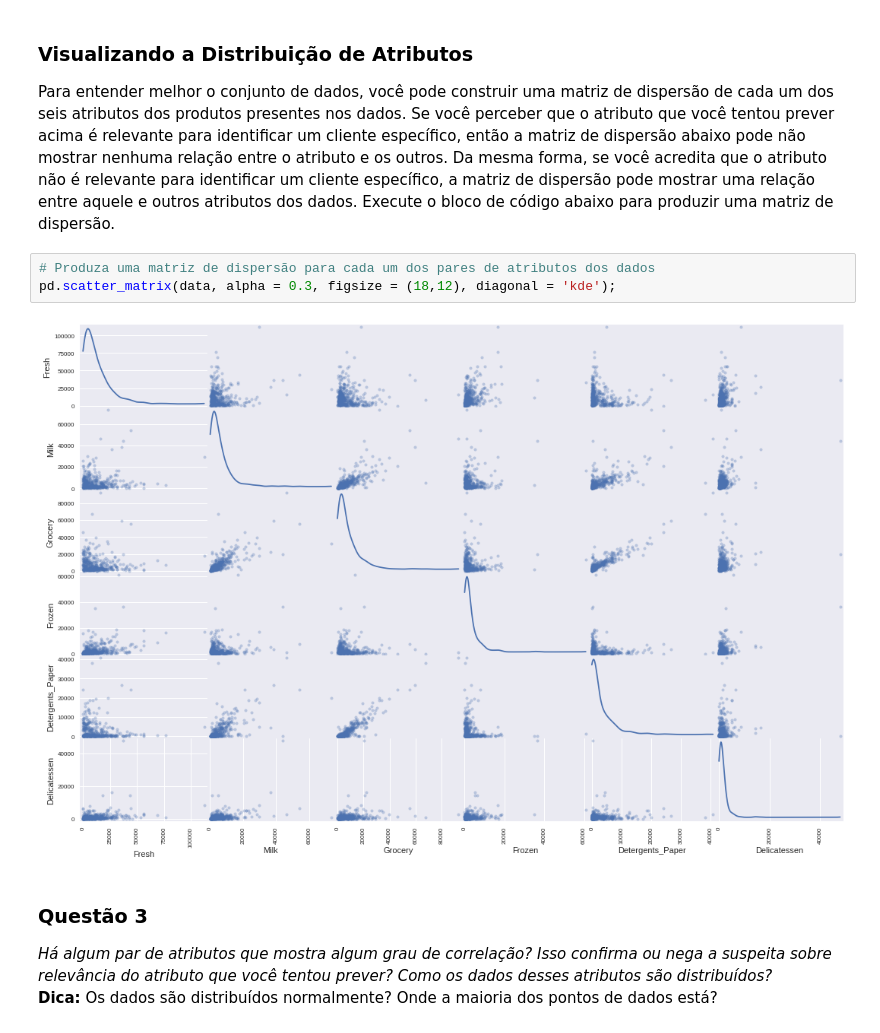
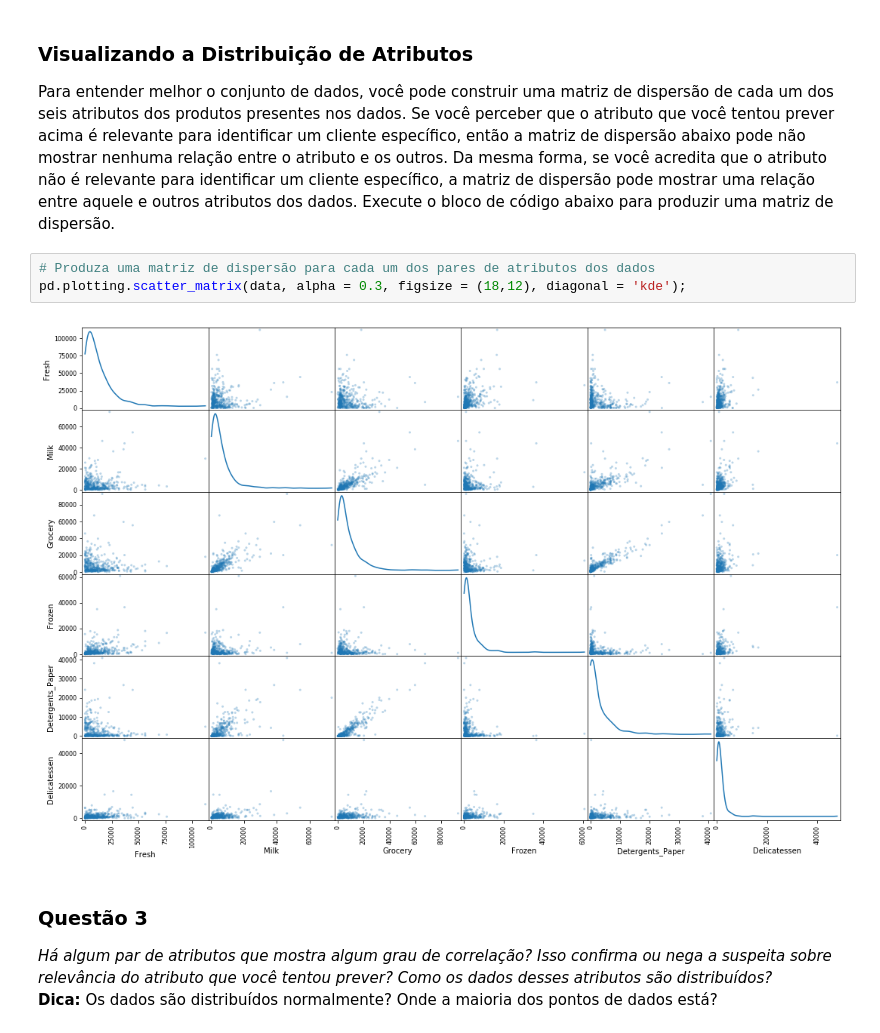
Before and after one commit to Wassimply/udacity-projects, a Jupyter notebook: creating-customer-segments/customer_segments_PT.ipynb, the cells around one changed output. Saved outputs shown, nothing was run; the diff lists cells and outputs as text.

```diff
--- a/creating-customer-segments/customer_segments_PT.ipynb
+++ b/creating-customer-segments/customer_segments_PT.ipynb
@@ -148,9 +148,9 @@ Através do score gerado pode-se verificar que este atributo é necessário para
 Para entender melhor o conjunto de dados, você pode construir uma matriz de dispersão de cada um dos seis atributos dos produtos presentes nos dados. Se você perceber que o atributo que você tentou prever acima é relevante para identificar um cliente específico, então a matriz de dispersão abaixo pode não mostrar nenhuma relação entre o atributo e os outros. Da mesma forma, se você acredita que o atributo não é relevante para identificar um cliente específico, a matriz de dispersão pode mostrar uma relação entre aquele e outros atributos dos dados. Execute o bloco de código abaixo para produzir uma matriz de dispersão.
 # %%
 # Produza uma matriz de dispersão para cada um dos pares de atributos dos dados
-pd.scatter_matrix(data, alpha = 0.3, figsize = (18,12), diagonal = 'kde');
+pd.plotting.scatter_matrix(data, alpha = 0.3, figsize = (18,12), diagonal = 'kde');
 # %% [output]
-[figure, old version]
+[figure, new version]
 # %% [markdown]
 ### Questão 3
 *Há algum par de atributos que mostra algum grau de correlação? Isso confirma ou nega a suspeita sobre relevância do atributo que você tentou prever? Como os dados desses atributos são distribuídos?*
```
Also changed, not shown: parts of 21 cells of this notebook, 1 other file.
